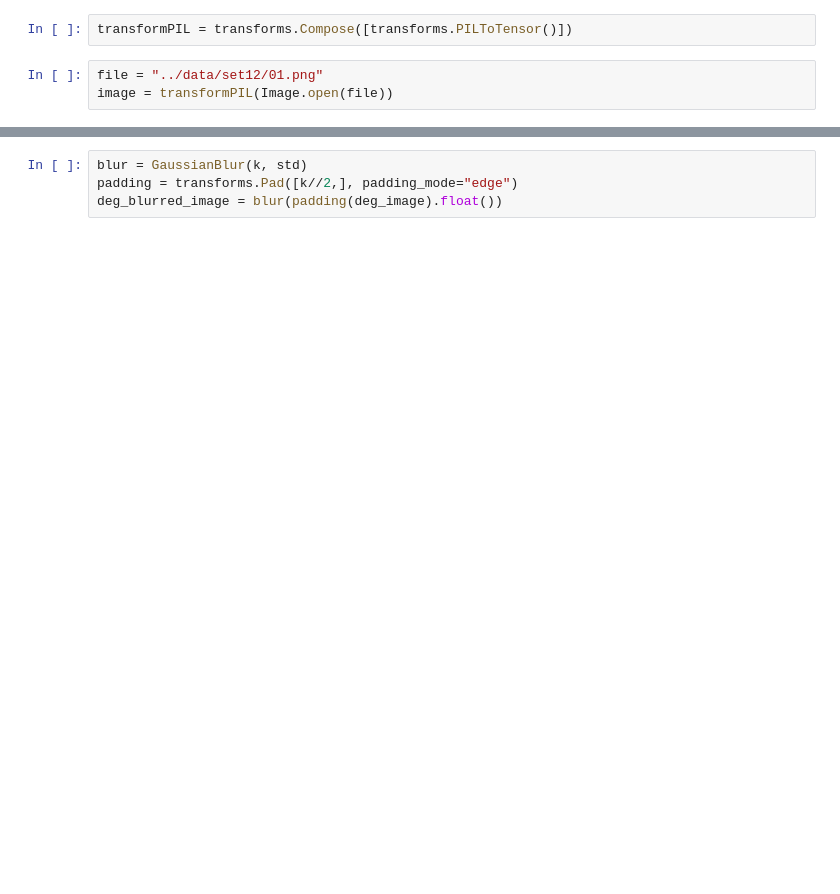
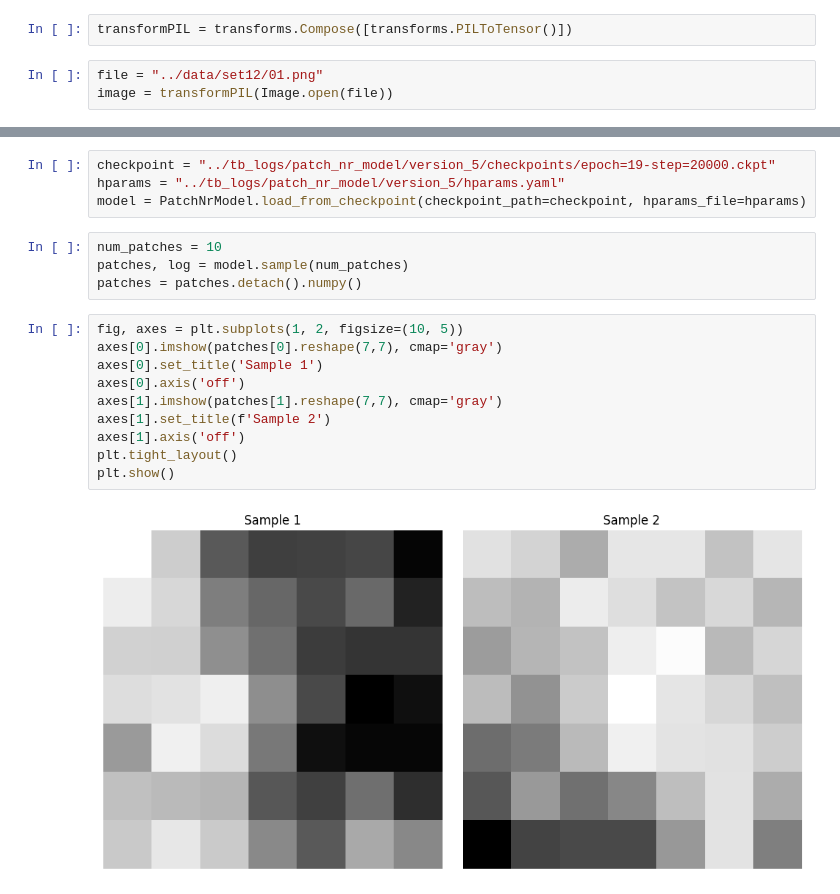
Before and after one commit to PaulBuechler-git/nf-for-inv-problems, a Jupyter notebook: notebooks/patch_nr_reconstruction.ipynb, the cells around one changed output, grey strips where cells are left out. Drawn from its saved outputs; the diff is of its cells as text; blank space fills up the shorter version.

```diff
--- a/notebooks/patch_nr_reconstruction.ipynb
+++ b/notebooks/patch_nr_reconstruction.ipynb
@@ -46,4 +74,20 @@ torch.Size([1, 256, 256])
-# %%
-blur = GaussianBlur(k, std)
-padding = transforms.Pad([k//2,], padding_mode="edge")
-deg_blurred_image = blur(padding(deg_image).float())
+# %%
+checkpoint = "../tb_logs/patch_nr_model/version_5/checkpoints/epoch=19-step=20000.ckpt"
+hparams = "../tb_logs/patch_nr_model/version_5/hparams.yaml"
+model = PatchNrModel.load_from_checkpoint(checkpoint_path=checkpoint, hparams_file=hparams)
+# %%
+num_patches = 10
+patches, log = model.sample(num_patches)
+patches = patches.detach().numpy()
+# %%
+fig, axes = plt.subplots(1, 2, figsize=(10, 5))
+axes[0].imshow(patches[0].reshape(7,7), cmap='gray')
+axes[0].set_title('Sample 1')
+axes[0].axis('off')
+axes[1].imshow(patches[1].reshape(7,7), cmap='gray')
+axes[1].set_title(f'Sample 2')
+axes[1].axis('off')
+plt.tight_layout()
+plt.show()
+# %% [output]
+[figure, added]
```
Also changed, not shown: parts of 13 cells of this notebook, 25 other files.
